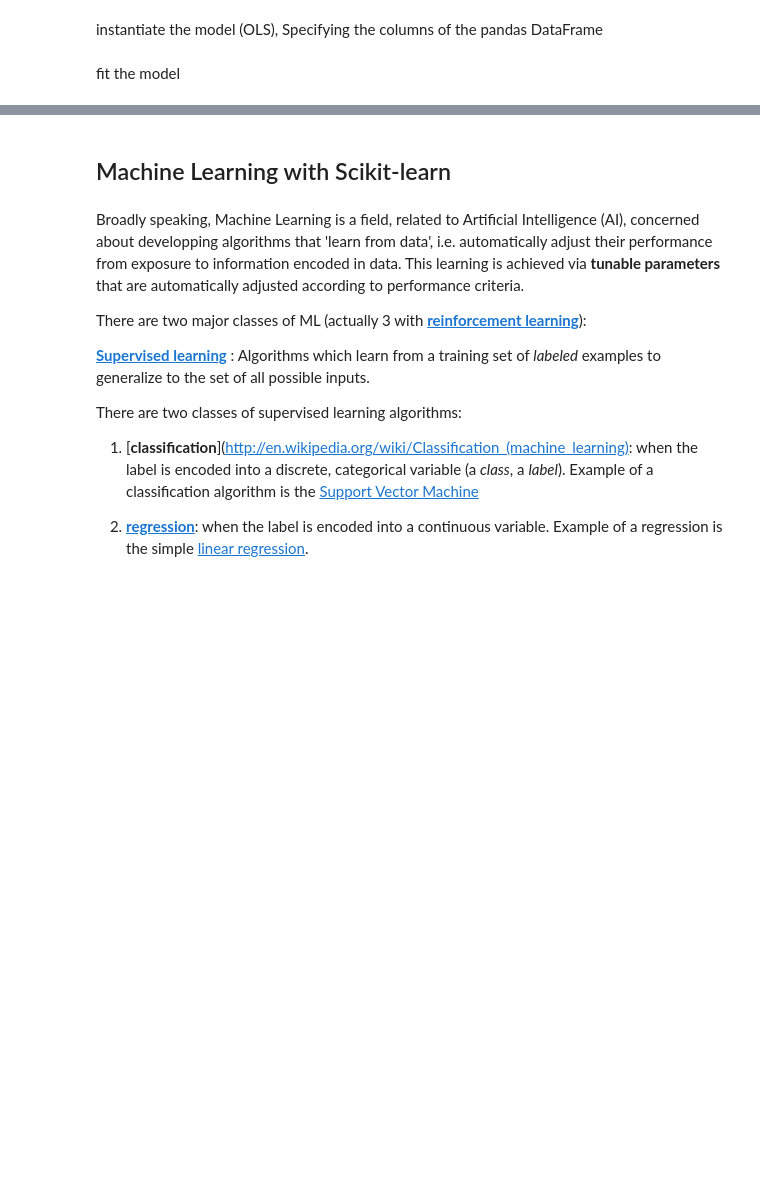
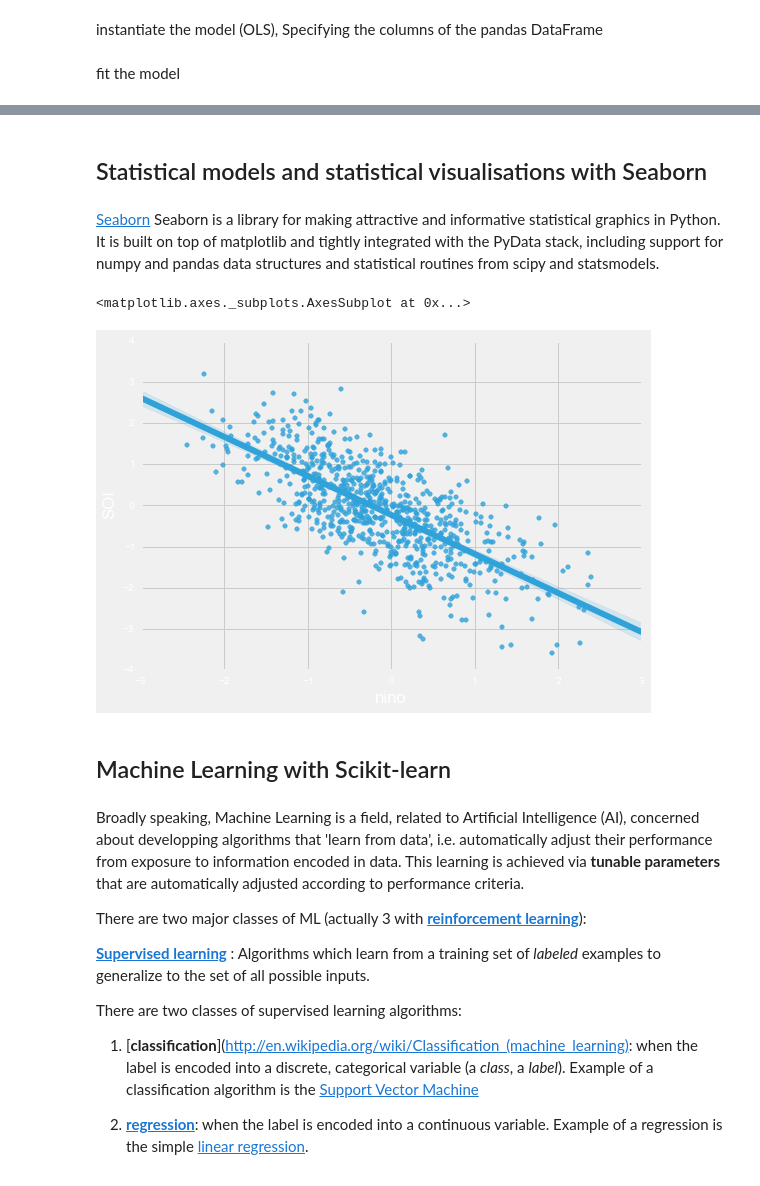
Before and after one commit to nicolasfauchereau/Kiwi_pycon, a Jupyter notebook: statistical_modelling.ipynb, the cells around one changed output, grey strips where cells are left out. Saved outputs shown, nothing was run; the diff lists cells and outputs as text; code cells hidden in the pictures; blank space fills up the shorter version.

```diff
--- a/statistical_modelling.ipynb
+++ b/statistical_modelling.ipynb
@@ -137,0 +163,4 @@ lm2_fit = lm2_mod.fit()
+# %% [markdown]
+## Statistical models and statistical visualisations with Seaborn
+# %% [markdown]
+[Seaborn](http://web.stanford.edu/~mwaskom/software/seaborn/) Seaborn is a library for making attractive and informative statistical graphics in Python. It is built on top of matplotlib and tightly integrated with the PyData stack, including support for numpy and pandas data structures and statistical routines from scipy and statsmodels.
@@ -138,3 +169,8 @@ lm2_fit = lm2_mod.fit()
+# %%
+sb.regplot("nino", "SOI", data)
+# %% [output]
+<matplotlib.axes._subplots.AxesSubplot at 0x...>
+[figure, added]
 # %% [markdown]
 ## Machine Learning with Scikit-learn
 # %% [markdown]
```
Also changed, not shown: parts of 38 cells of this notebook, 1 other file.
